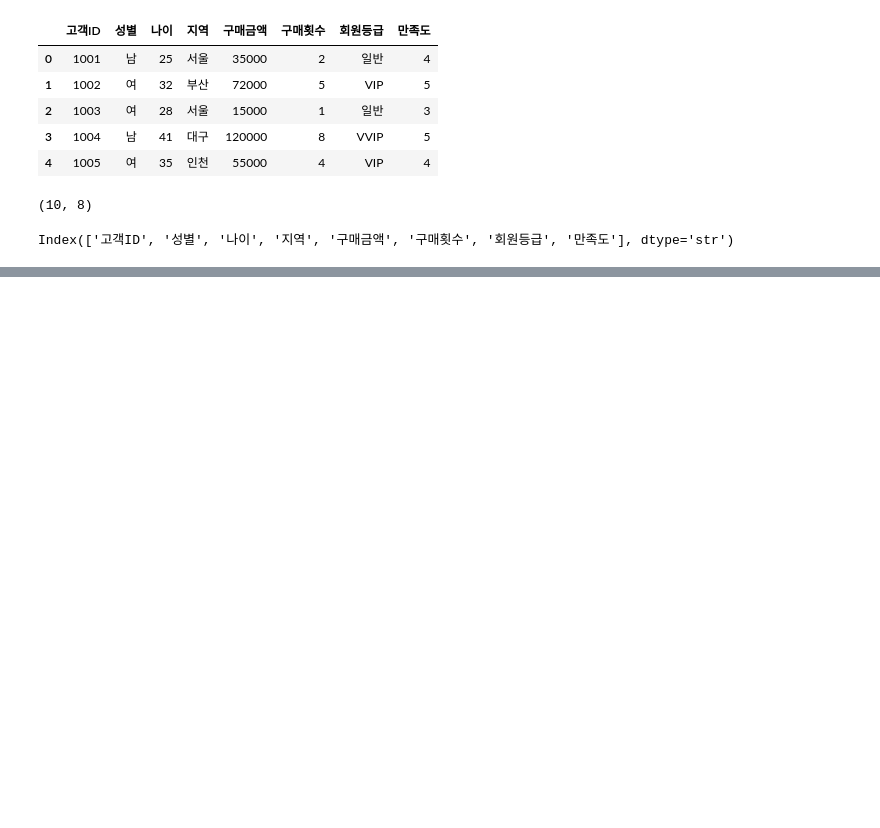
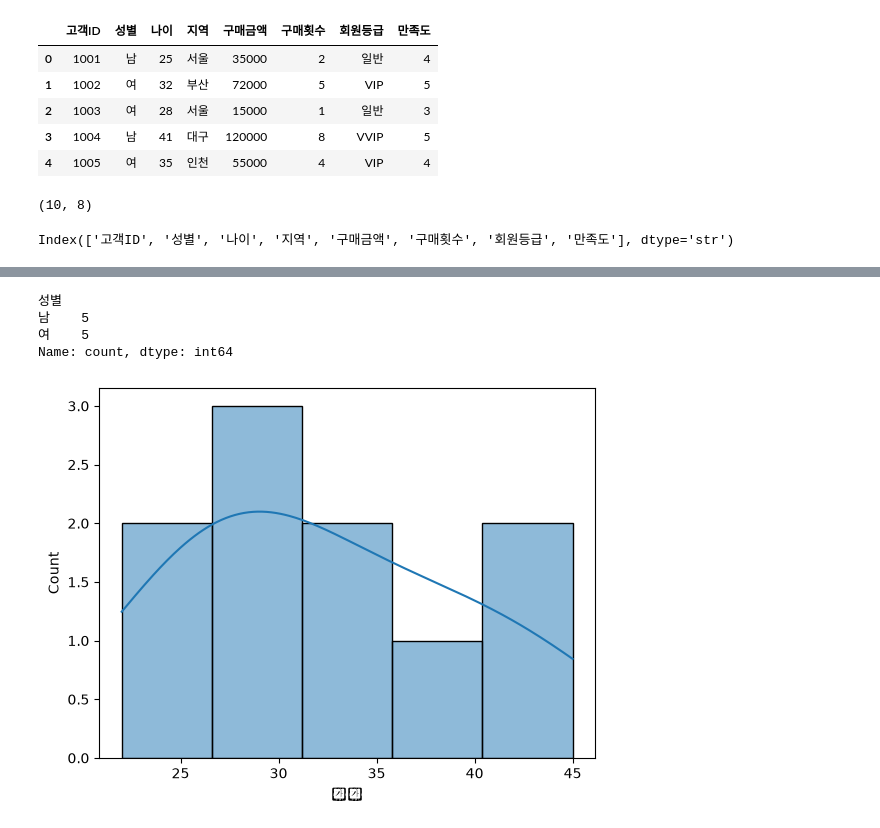
Before and after one commit to mirage060806/big0611, a Jupyter notebook: py/p04_머신러닝/ch02_전처리/ex01_탐색.ipynb, the cells around one changed output, grey strips where cells are left out. Saved outputs shown, nothing was run; the diff lists cells and outputs as text; code cells hidden in the pictures; blank space fills up the shorter version.

```diff
--- a/py/p04_머신러닝/ch02_전처리/ex01_탐색.ipynb
+++ b/py/p04_머신러닝/ch02_전처리/ex01_탐색.ipynb
@@ -36,0 +81,7 @@ Index(['고객ID', '성별', '나이', '지역', '구매금액', '구매횟수',
+# %%
+df['성별'].value_counts()  # 범주형 데이터의 종류별 개수 (예: 남성 600명, 여성 400명)
+# %% [output]
+성별
+남    5
+여    5
+Name: count, dtype: int64
@@ -36,0 +94,6 @@ Index(['고객ID', '성별', '나이', '지역', '구매금액', '구매횟수',
+# %%
+# 1. 단일 변수 탐색: 고객들의 나이 분포는 어떨까? (히스토그램)
+sns.histplot(df['나이'], kde=True)
+plt.show()
+# %% [output]
+[figure, added]
```
Also changed, not shown: parts of 5 cells of this notebook, 1 other file.
